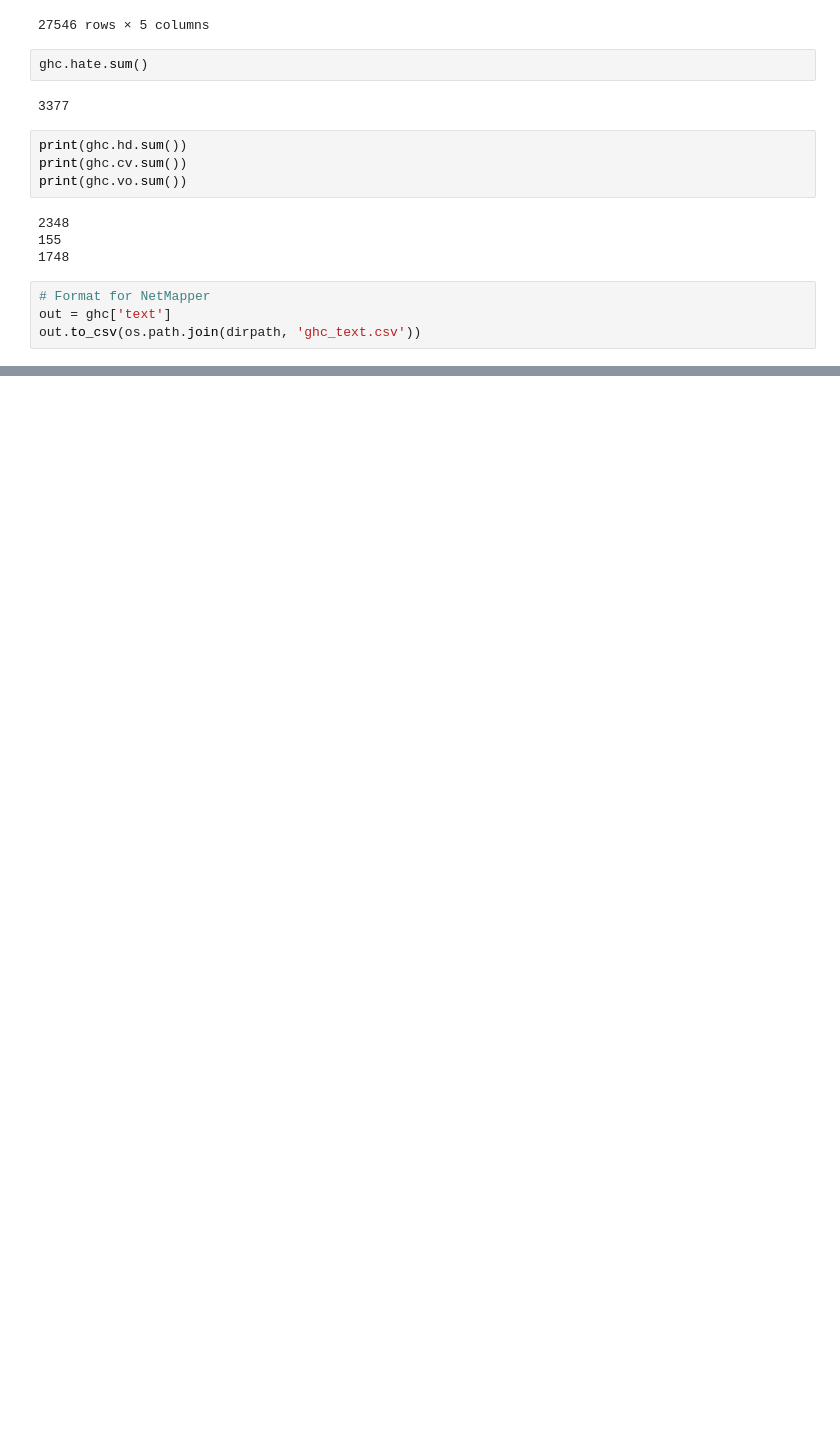
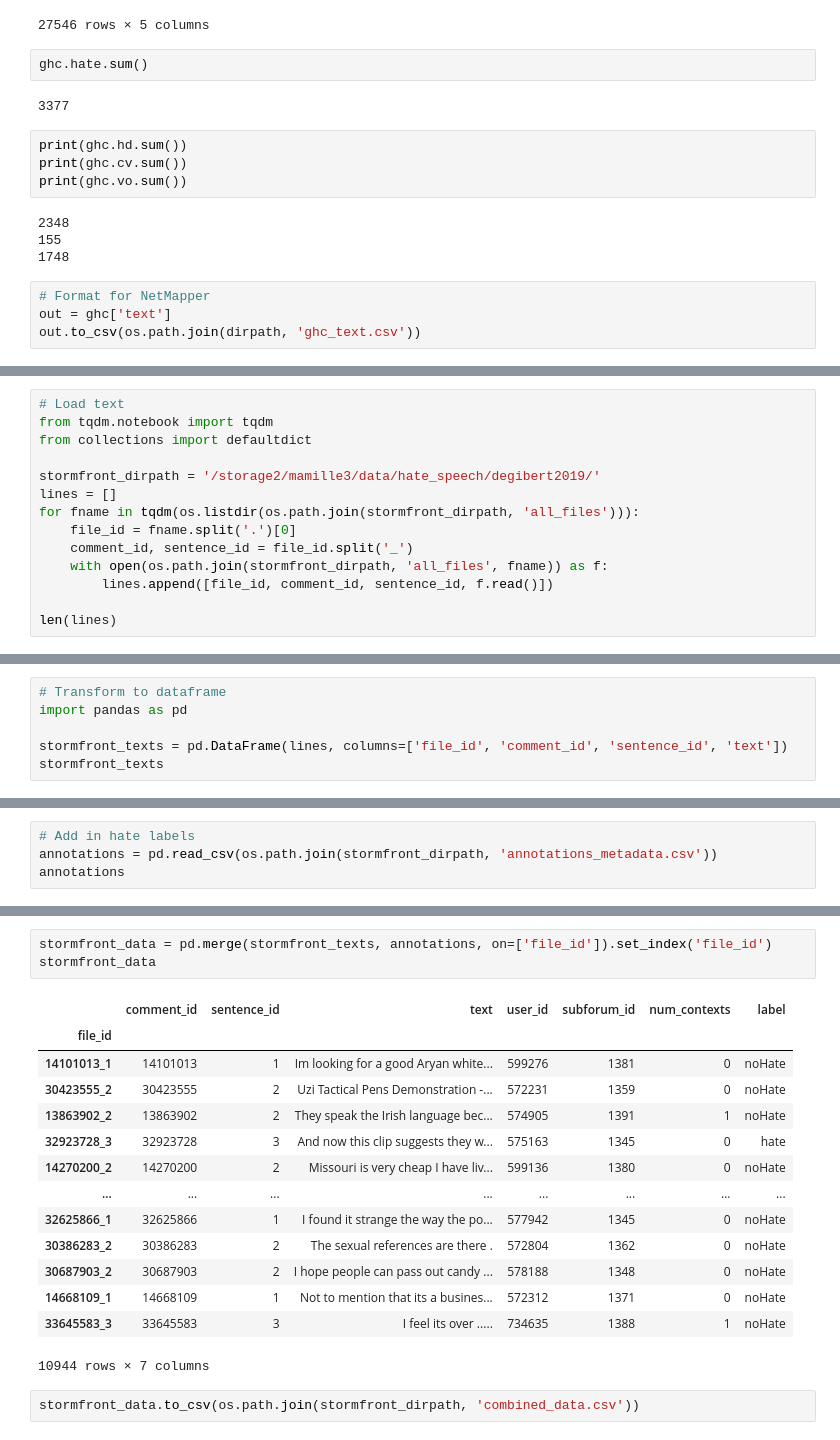
Before and after one commit to michaelmilleryoder/hate_speech_rhetoric, a Jupyter notebook: jupyter/annotated_hate_corpora.ipynb, the cells around one changed output, grey strips where cells are left out. Saved outputs shown, nothing was run; the diff lists cells and outputs as text; blank space fills up the shorter version.

```diff
--- a/jupyter/annotated_hate_corpora.ipynb
+++ b/jupyter/annotated_hate_corpora.ipynb
@@ -129,0 +135,14 @@ out.to_csv(os.path.join(dirpath, 'ghc_text.csv'))
+# %%
+# Load text
+from tqdm.notebook import tqdm
+from collections import defaultdict
+
+stormfront_dirpath = '/storage2/mamille3/data/hate_speech/degibert2019/'
+lines = []
+for fname in tqdm(os.listdir(os.path.join(stormfront_dirpath, 'all_files'))):
+    file_id = fname.split('.')[0]
+    comment_id, sentence_id = file_id.split('_')
+    with open(os.path.join(stormfront_dirpath, 'all_files', fname)) as f:
+        lines.append([file_id, comment_id, sentence_id, f.read()])
+
+len(lines)
@@ -129,0 +151,6 @@ out.to_csv(os.path.join(dirpath, 'ghc_text.csv'))
+# %%
+# Transform to dataframe
+import pandas as pd
+
+stormfront_texts = pd.DataFrame(lines, columns=['file_id', 'comment_id', 'sentence_id', 'text'])
+stormfront_texts
@@ -129,0 +171,4 @@ out.to_csv(os.path.join(dirpath, 'ghc_text.csv'))
+# %%
+# Add in hate labels
+annotations = pd.read_csv(os.path.join(stormfront_dirpath, 'annotations_metadata.csv'))
+annotations
@@ -129,0 +189,20 @@ out.to_csv(os.path.join(dirpath, 'ghc_text.csv'))
+# %%
+stormfront_data = pd.merge(stormfront_texts, annotations, on=['file_id']).set_index('file_id')
+stormfront_data
+# %% [output]
+|  | comment_id | sentence_id | text | user_id | subforum_id | num_contexts | label |
+| file_id |  |  |  |  |  |  |  |
+| 14101013_1 | 14101013 | 1 | Im looking for a good Aryan white... | 599276 | 1381 | 0 | noHate |
+| 30423555_2 | 30423555 | 2 | Uzi Tactical Pens Demonstration -... | 572231 | 1359 | 0 | noHate |
+| 13863902_2 | 13863902 | 2 | They speak the Irish language bec... | 574905 | 1391 | 1 | noHate |
+| 32923728_3 | 32923728 | 3 | And now this clip suggests they w... | 575163 | 1345 | 0 | hate |
+| 14270200_2 | 14270200 | 2 | Missouri is very cheap I have liv... | 599136 | 1380 | 0 | noHate |
+| ... | ... | ... | ... | ... | ... | ... | ... |
+| 32625866_1 | 32625866 | 1 | I found it strange the way the po... | 577942 | 1345 | 0 | noHate |
+| 30386283_2 | 30386283 | 2 | The sexual references are there . | 572804 | 1362 | 0 | noHate |
+| 30687903_2 | 30687903 | 2 | I hope people can pass out candy ... | 578188 | 1348 | 0 | noHate |
+| 14668109_1 | 14668109 | 1 | Not to mention that its a busines... | 572312 | 1371 | 0 | noHate |
+| 33645583_3 | 33645583 | 3 | I feel its over ..... | 734635 | 1388 | 1 | noHate |
+10944 rows × 7 columns
+# %%
+stormfront_data.to_csv(os.path.join(stormfront_dirpath, 'combined_data.csv'))
```
Also changed, not shown: parts of 12 cells of this notebook, 1 other file.
